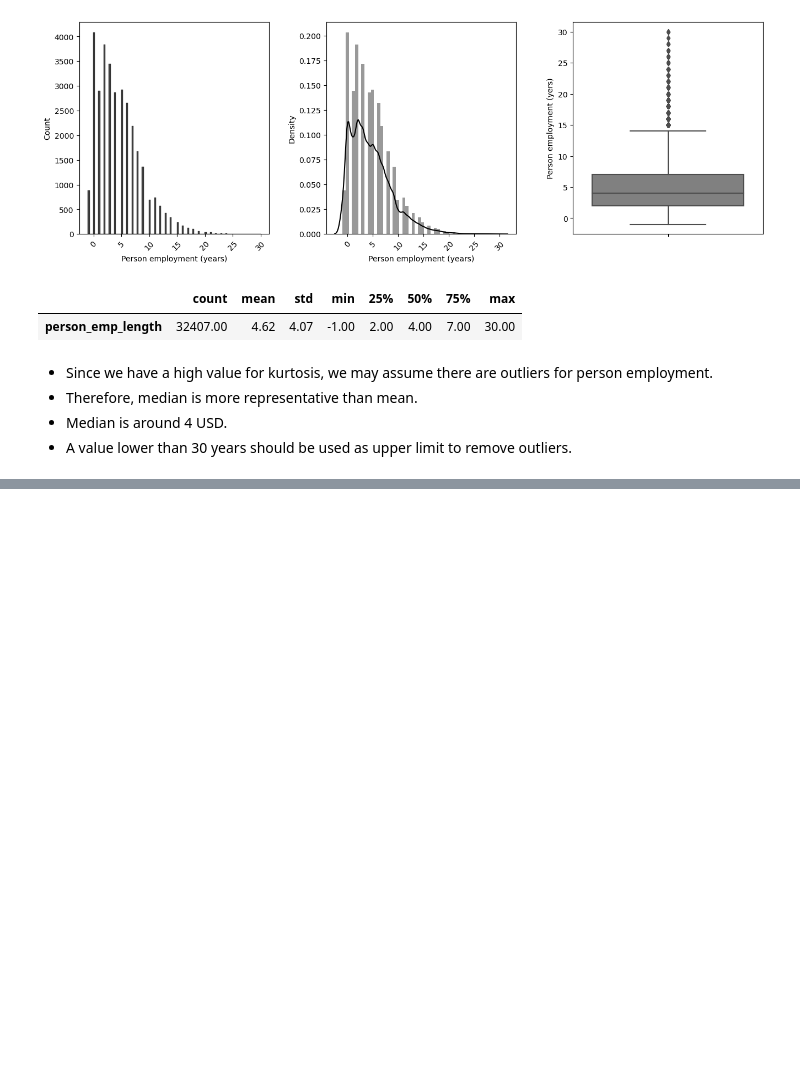
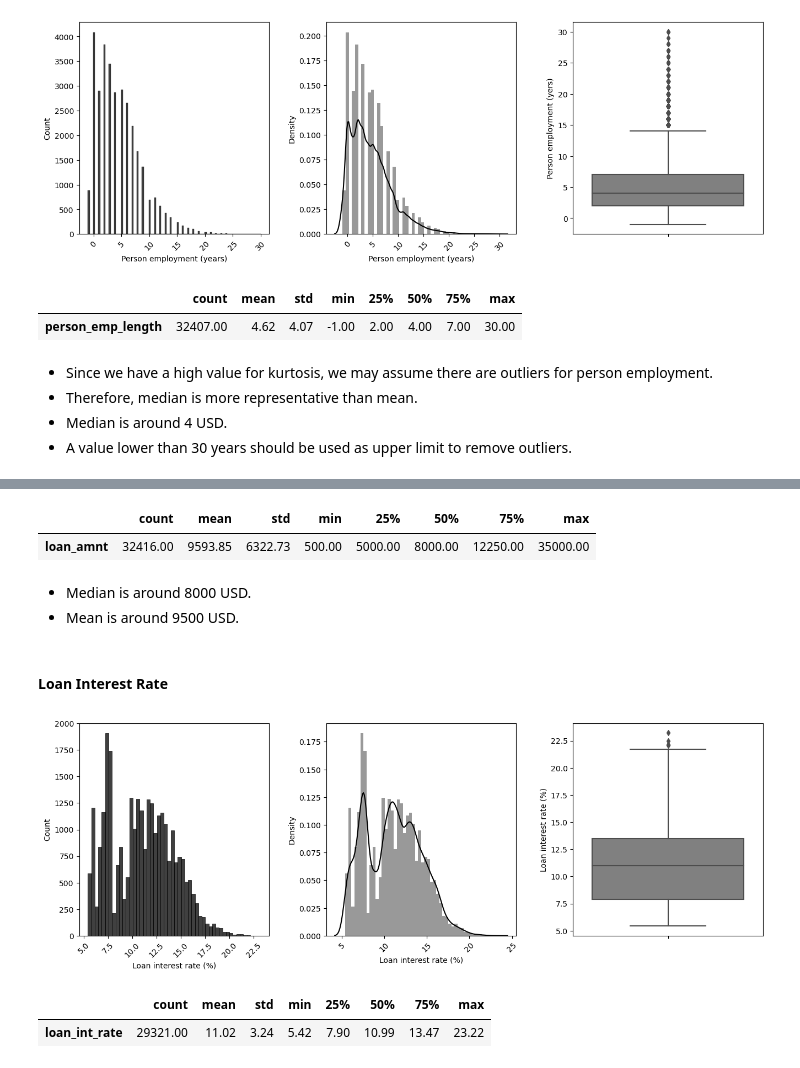
Before and after one commit to lucasquemelli/credit_risk_assessment, a Jupyter notebook: credit_risk_assessment.ipynb, the cells around one changed output, grey strips where cells are left out. Cells and saved outputs as stored; diff of their text form; code cells hidden in the pictures; blank space fills up the shorter version.

```diff
--- a/credit_risk_assessment.ipynb
+++ b/credit_risk_assessment.ipynb
@@ -413,0 +439,40 @@ pd.DataFrame(aux["person_emp_length"]).describe().T
+# %%
+pd.set_option('display.float_format', lambda x: '%.2f' % x)
+pd.DataFrame(aux["loan_amnt"]).describe().T
+# %% [output]
+|  | count | mean | std | min | 25% | 50% | 75% | max |
+| loan_amnt | 32416.00 | 9593.85 | 6322.73 | 500.00 | 5000.00 | 8000.00 | 12250.00 | 35000.00 |
+# %% [markdown]
+- Median is around 8000 USD.
+- Mean is around 9500 USD.
+# %% [markdown]
+#### Loan Interest Rate
+# %%
+aux = num_attributes.copy()
+aux = aux[aux["loan_int_rate"] >= 0]
+
+plt.figure(figsize=(16,5))
+
+plt.subplot(1,3,1)
+sns.histplot(aux["loan_int_rate"], color="black")
+plt.xlabel("Loan interest rate (%)")
+plt.xticks(rotation=45);
+
+plt.subplot(1,3,2)
+sns.distplot(aux["loan_int_rate"], color="black")
+plt.xlabel("Loan interest rate (%)")
+plt.xticks(rotation=45);
+
+plt.subplot(1,3,3)
+sns.boxplot(y='loan_int_rate',data=aux, color="gray")
+plt.ylabel("Loan interest rate (%)")
+
+plt.subplots_adjust(wspace = 0.30);
+# %% [output]
+[figure, added]
+# %%
+pd.set_option('display.float_format', lambda x: '%.2f' % x)
+pd.DataFrame(aux[aux["loan_int_rate"] > 0]["loan_int_rate"]).describe().T
+# %% [output]
+|  | count | mean | std | min | 25% | 50% | 75% | max |
+| loan_int_rate | 29321.00 | 11.02 | 3.24 | 5.42 | 7.90 | 10.99 | 13.47 | 23.22 |
```
Also changed, not shown: parts of 130 cells of this notebook.
